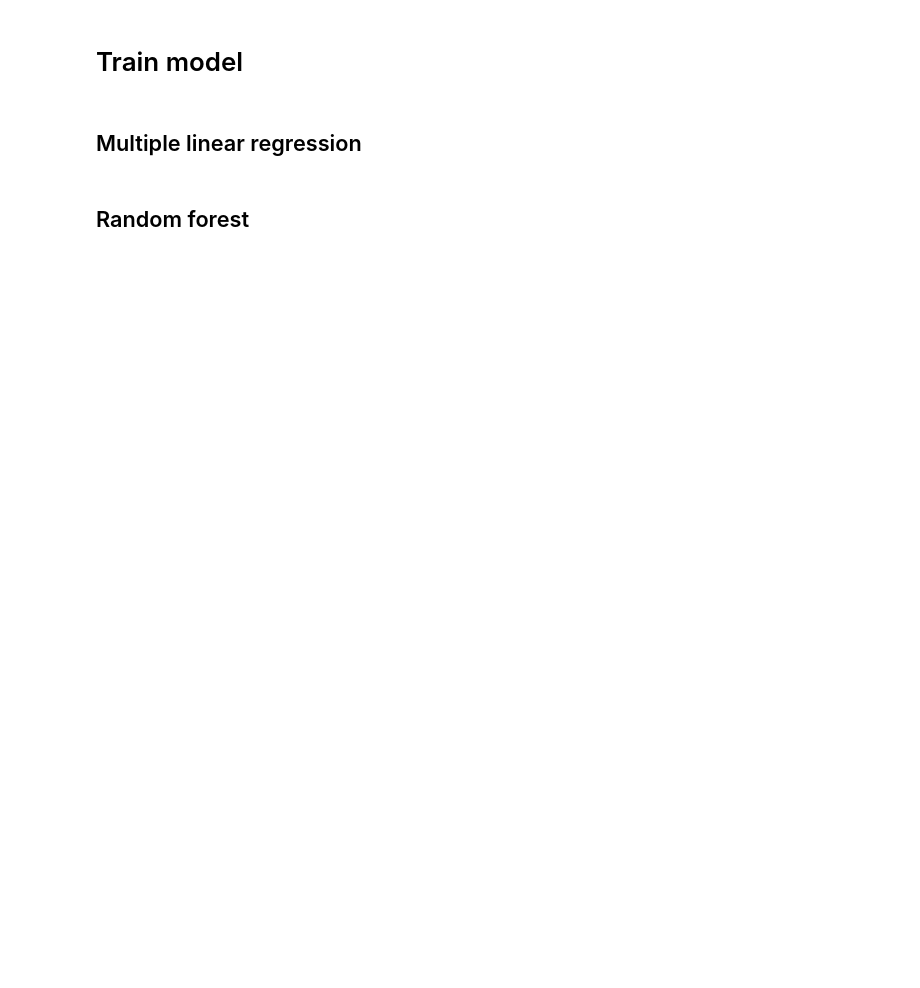
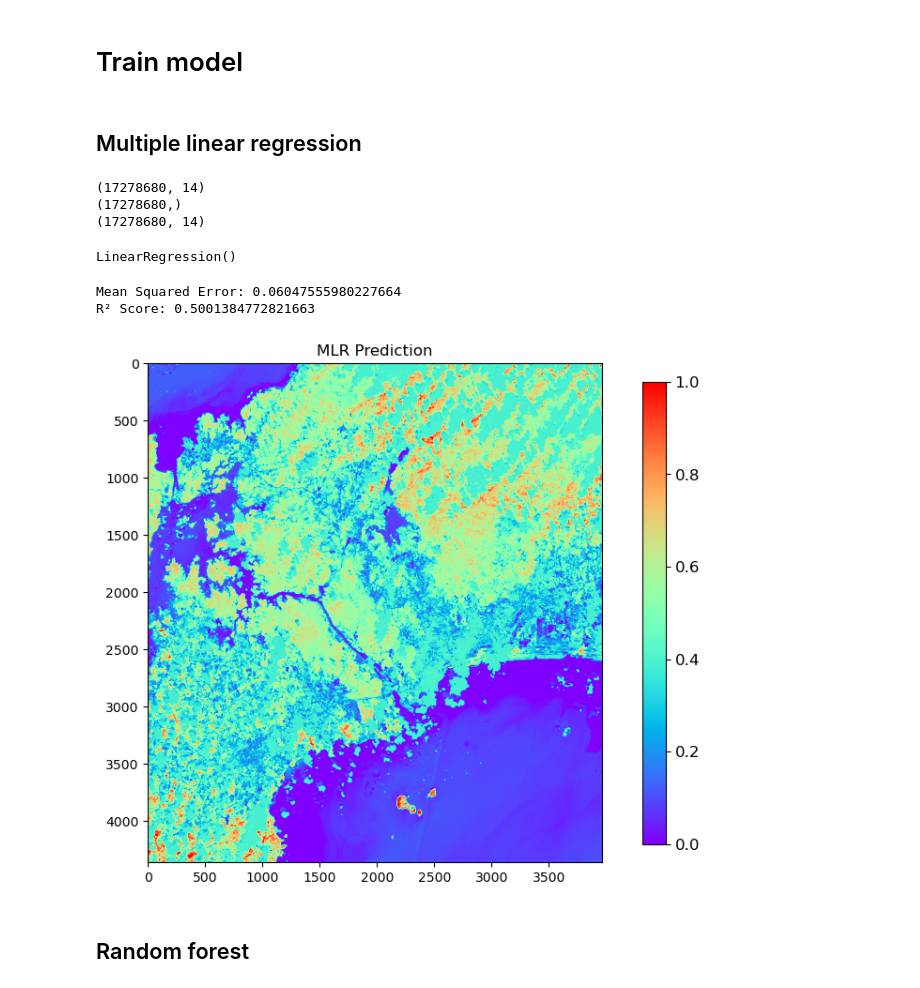
Before and after one commit to annalisefishell/MasterThesis, a Jupyter notebook: main.ipynb, the cells around one changed output. Saved outputs shown, nothing was run; the diff lists cells and outputs as text; code cells hidden in the pictures; blank space fills up the shorter version.

```diff
--- a/main.ipynb
+++ b/main.ipynb
@@ -299,4 +295,48 @@ else:
 # %% [markdown]
 ## Multiple linear regression
+# %%
+from sklearn.impute import SimpleImputer
+
+X_flat = combined.reshape(14, -1).T       # (w*h, 14)
+y_flat = ref_no_outliers.reshape(-1)             # (w*h, )
+
+# Impute missing values in X (mean strategy)
+imputer = SimpleImputer(strategy='mean')
+X_flat = imputer.fit_transform(X_flat)
+# %% [output]
+(17278680, 14)
+(17278680,)
+(17278680, 14)
+# %%
+# Fit linear regression model
+model = LinearRegression()
+model.fit(X_flat, y_flat)
+# %% [output]
+LinearRegression()
+# %%
+# Predict
+y_pred = model.predict(X_flat)
+
+# Compute metrics
+mse = mean_squared_error(y_flat, y_pred)
+r2 = r2_score(y_flat, y_pred)
+
+print(f"Mean Squared Error: {mse}")
+print(f"R² Score: {r2}")
+
+# Reshape prediction to original 2D format for visualization or further use
+y_pred_image = y_pred.reshape(height, width)
+# %% [output]
+Mean Squared Error: 0.06047555980227664
+R² Score: 0.5001384772821663
+# %%
+fig = plt.figure(figsize=(8, 8))
+im = plt.imshow(y_pred_image, cmap='rainbow', vmin=0, vmax=1)
+cbar = plt.colorbar(im, shrink=0.8, pad=0.07)
+cbar.ax.tick_params(labelsize=12)
+plt.title('MLR Prediction')
+plt.show()
+# %% [output]
+[figure, added]
 # %% [markdown]
 ## Random forest
```
Also changed, not shown: parts of 8 cells of this notebook.
